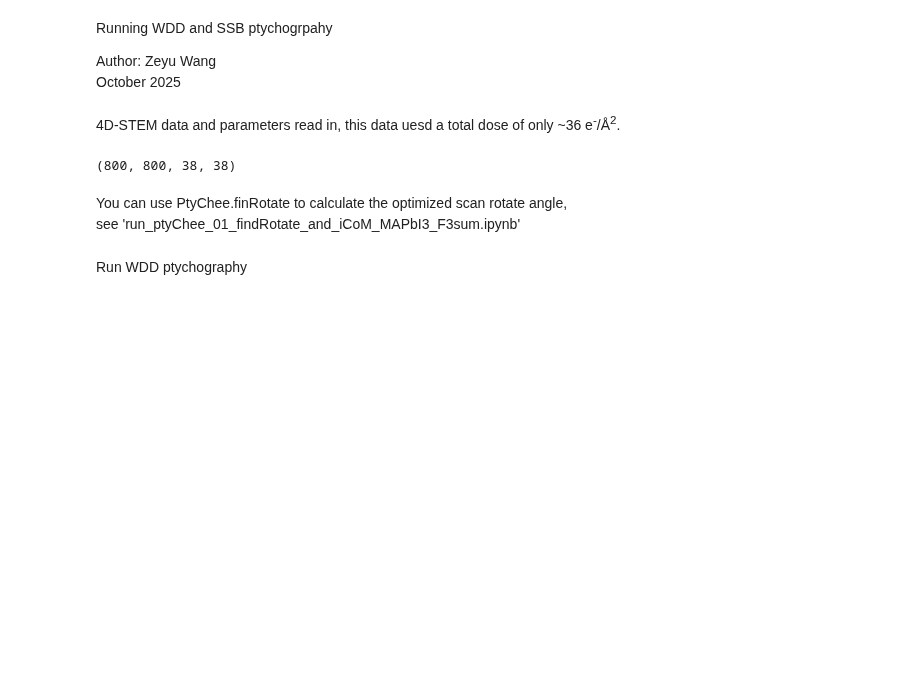
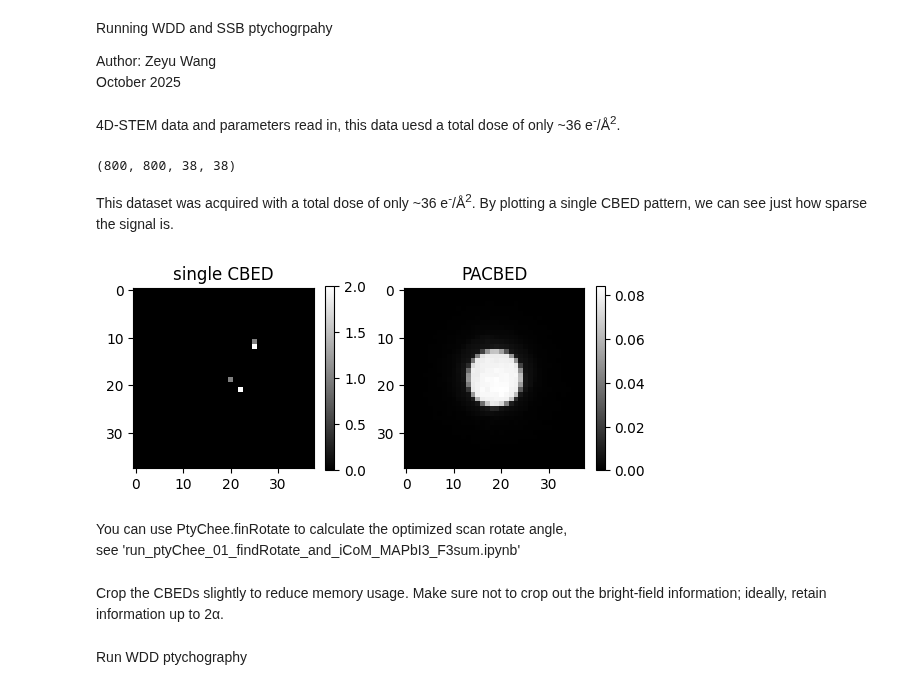
Before and after one commit to Longicorn209/Ptychee-Demo, a Jupyter notebook: run_ptyChee_03_analytical_ptychogrpahy_MAPbI3_F3sum.ipynb, the cells around one changed output. Cells and saved outputs as stored; diff of their text form; code cells hidden in the pictures; blank space fills up the shorter version.

```diff
--- a/run_ptyChee_03_analytical_ptychogrpahy_MAPbI3_F3sum.ipynb
+++ b/run_ptyChee_03_analytical_ptychogrpahy_MAPbI3_F3sum.ipynb
@@ -23,9 +24,25 @@ scan_step = 0.3             #Å,   scan step size
 defocus = -60               #Å,   defocus
 # %% [output]
 (800, 800, 38, 38)
+# %% [markdown]
+This dataset was acquired with a total dose of only ~36 e<sup>-</sup>/Å<sup>2</sup>. By plotting a single CBED pattern, we can see just how sparse the signal is.
+# %%
+plt.subplot(121)
+plt.imshow(data_4D[400,400], cmap='gray')
+plt.title('single CBED')
+plt.colorbar(shrink=0.5)
+plt.subplot(122)
+plt.imshow(np.mean(data_4D,axis=(0,1)), cmap='gray')
+plt.title('PACBED')
+plt.colorbar(shrink=0.5)
+plt.show()
+# %% [output]
+[figure, added]
 # %% [markdown]
 You can use PtyChee.finRotate to calculate the optimized scan rotate angle, <br>
 see 'run_ptyChee_01_findRotate_and_iCoM_MAPbI3_F3sum.ipynb'
 # %%
 scan_rotation_angle = -176   #degrees
 scan_flip = False            #flip X axis or not
+# %% [markdown]
+Crop the CBEDs slightly to reduce memory usage. Make sure not to crop out the bright-field information; ideally, retain information up to 2α.
```
Also changed, not shown: parts of 4 cells of this notebook, 3 other files.
